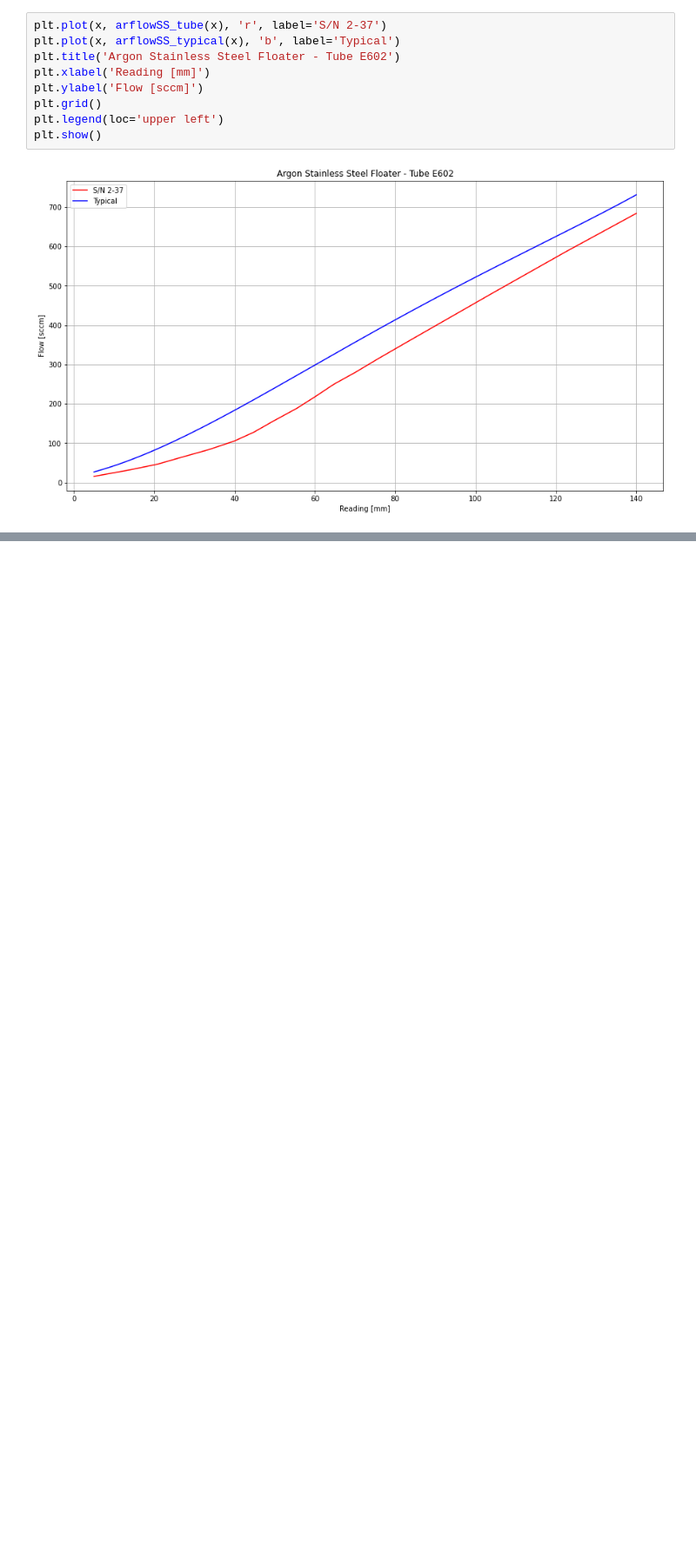
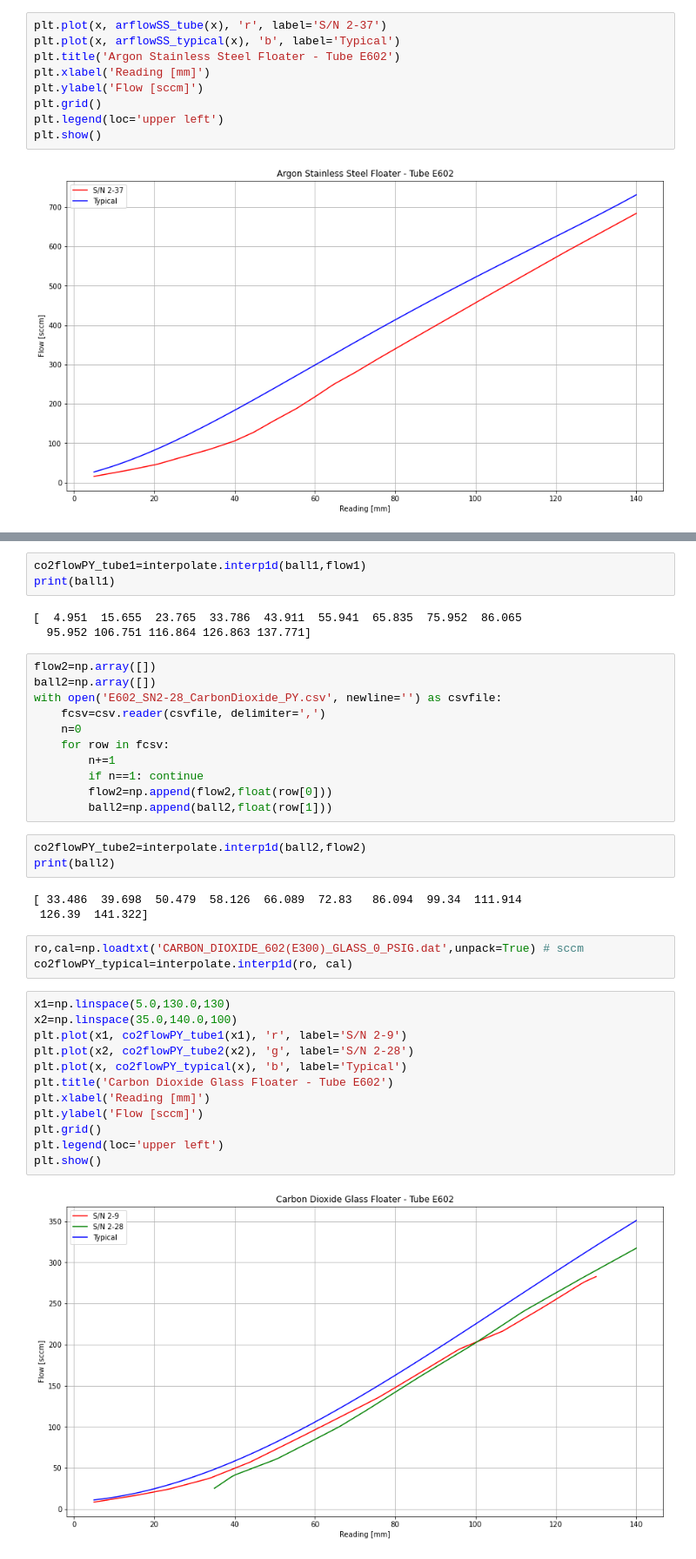
Before and after one commit to a-capra/rotameter, a Jupyter notebook: TubesCalibration.ipynb, the cells around one changed output, grey strips where cells are left out. Shown: that part at 87% size. Cells and saved outputs as stored; diff of their text form; blank space fills up the shorter version.

Commit message:
add Carbon dioxide comparison

```diff
--- a/TubesCalibration.ipynb
+++ b/TubesCalibration.ipynb
@@ -35,0 +47,40 @@ plt.show()
+# %%
+co2flowPY_tube1=interpolate.interp1d(ball1,flow1)
+print(ball1)
+# %% [output]
+[  4.951  15.655  23.765  33.786  43.911  55.941  65.835  75.952  86.065
+  95.952 106.751 116.864 126.863 137.771]
+# %%
+flow2=np.array([])
+ball2=np.array([])
+with open('E602_SN2-28_CarbonDioxide_PY.csv', newline='') as csvfile:
+    fcsv=csv.reader(csvfile, delimiter=',')
+    n=0
+    for row in fcsv:
+        n+=1
+        if n==1: continue
+        flow2=np.append(flow2,float(row[0]))
+        ball2=np.append(ball2,float(row[1]))
+# %%
+co2flowPY_tube2=interpolate.interp1d(ball2,flow2)
+print(ball2)
+# %% [output]
+[ 33.486  39.698  50.479  58.126  66.089  72.83   86.094  99.34  111.914
+ 126.39  141.322]
+# %%
+ro,cal=np.loadtxt('CARBON_DIOXIDE_602(E300)_GLASS_0_PSIG.dat',unpack=True) # sccm
+co2flowPY_typical=interpolate.interp1d(ro, cal)
+# %%
+x1=np.linspace(5.0,130.0,130)
+x2=np.linspace(35.0,140.0,100)
+plt.plot(x1, co2flowPY_tube1(x1), 'r', label='S/N 2-9')
+plt.plot(x2, co2flowPY_tube2(x2), 'g', label='S/N 2-28')
+plt.plot(x, co2flowPY_typical(x), 'b', label='Typical')
+plt.title('Carbon Dioxide Glass Floater - Tube E602')
+plt.xlabel('Reading [mm]')
+plt.ylabel('Flow [sccm]')
+plt.grid()
+plt.legend(loc='upper left')
+plt.show()
+# %% [output]
+[figure, added]
```
Also changed, not shown: parts of 1 cell of this notebook, 5 other files.
